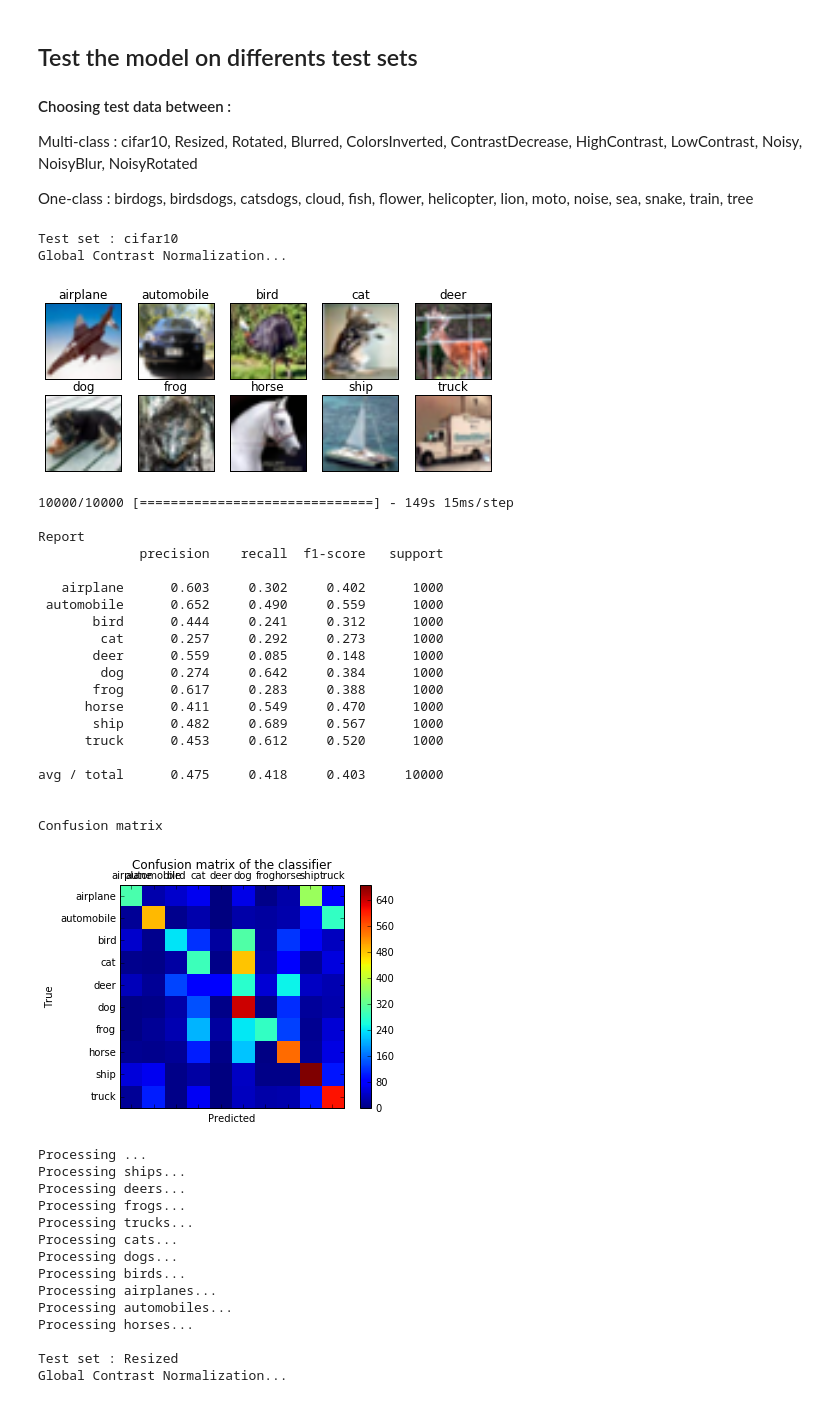
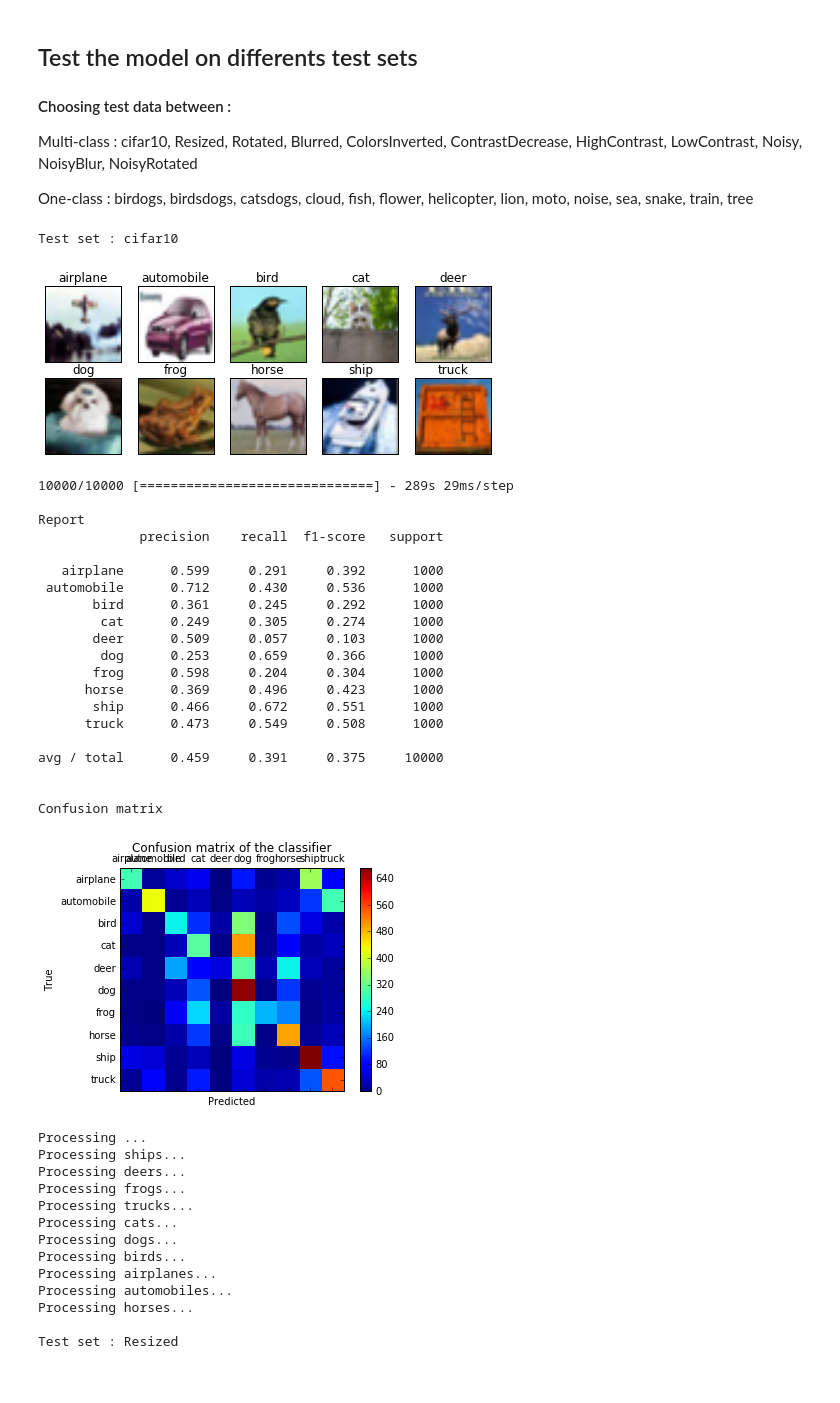
Before and after one commit to Didayolo/binaryconnect, a Jupyter notebook: keras_cifar10.ipynb, the cells around one changed output. Drawn from its saved outputs; the diff is of its cells as text; code cells hidden in the pictures.

```diff
--- a/keras_cifar10.ipynb
+++ b/keras_cifar10.ipynb
@@ -756,7 +739,7 @@ KeyboardInterrupt:
 # %% [markdown]
 ## Convolution network, with binarization
 # %%
-h5_file = "binary_conv.h5"
+h5_file = "binary_conv_25.h5"
 
 # Currently disabled
 deterministic = True # deterministic or stochastic binarization
@@ -826,16 +809,16 @@ model.add(Dense(num_classes, activation='softmax'))
 model.compile(loss='squared_hinge', optimizer=Adam(lr=lr_start), metrics=['acc'])
 
 # Display
-model.summary()
+#model.summary()
 
 # Load the model
 print("Model loaded from disk")
 model.load_weights(h5_file)
 
 # Train the model
-train(model, nb_epoch=125, lr_start=lr_start, save=True, h5_file=h5_file, batch_size=32)
+#train(model, nb_epoch=10, lr_start=lr_start) #, save=True, h5_file=h5_file, batch_size=32)
 
 # Save the model
-# print("Model saved to disk")
-# model.save_weights(h5_file)
+#print("Model saved to disk")
+#model.save_weights(h5_file)
 # %% [output]
@@ -899,7 +866,10 @@ for source in sources_multi_class:
 
     print("\nTest set : " + source)
     # Preprocessing
-    test_features = preprocessing(test_features, test_labels, gcn=True)
+    if source in ["ContrastDecrease", "HighContrast", "LowContrast"]:
+        test_features = preprocessing(test_features, test_labels, gcn=True)
+    else:
+        test_features = preprocessing(test_features, test_labels, gcn=False)
     # Show examples
     show_examples(test_features, test_labels)
 
@@ -908,56 +878,55 @@ for source in sources_multi_class:
     target_names = ['airplane','automobile','bird','cat','deer',
                    'dog','frog','horse','ship','truck']
     predicted_classes = np.argmax(y_pred, axis=1)
 
     print("\nReport")
     print(classification_report(test_labels, predicted_classes,
         target_names=target_names, digits = 3))
     print("\nConfusion matrix")
 
     cm = confusion_matrix(test_labels, predicted_classes)
     plot_confusion_matrix(cm, target_names)
     print("\n\n")
 
 
 for source in sources_one_class:
 
     # Pick test set
     test_features, test_labels = pick_unique_class(source)
     print("\nTest set : " + source)
     # Preprocessing
     test_features = preprocessing(test_features, test_labels, gcn=True)
 
     probas = model.predict_proba(test_features, batch_size=32, verbose=1)
     probas = probas.mean(axis=0) # moyenne
     class_names = ['airplane','automobile','bird','cat','deer',
                        'dog','frog','horse','ship','truck']
     for c, prop in zip(class_names, probas):
         print("{} : {}".format(c, prop))
 # %% [output]
 Test set : cifar10
-Global Contrast Normalization...
-[figure, old version]
+[figure, new version]
-10000/10000 [==============================] - 149s 15ms/step
+10000/10000 [==============================] - 289s 29ms/step
 
 Report
              precision    recall  f1-score   support
 
-   airplane      0.603     0.302     0.402      1000
- automobile      0.652     0.490     0.559      1000
-       bird      0.444     0.241     0.312      1000
-        cat      0.257     0.292     0.273      1000
-       deer      0.559     0.085     0.148      1000
-        dog      0.274     0.642     0.384      1000
-       frog      0.617     0.283     0.388      1000
-      horse      0.411     0.549     0.470      1000
-       ship      0.482     0.689     0.567      1000
-      truck      0.453     0.612     0.520      1000
+   airplane      0.599     0.291     0.392      1000
+ automobile      0.712     0.430     0.536      1000
+       bird      0.361     0.245     0.292      1000
+        cat      0.249     0.305     0.274      1000
+       deer      0.509     0.057     0.103      1000
+        dog      0.253     0.659     0.366      1000
+       frog      0.598     0.204     0.304      1000
+      horse      0.369     0.496     0.423      1000
+       ship      0.466     0.672     0.551      1000
+      truck      0.473     0.549     0.508      1000
 
-avg / total      0.475     0.418     0.403     10000
+avg / total      0.459     0.391     0.375     10000
 
 
 Confusion matrix
-[figure, old version]
+[figure, new version]
 Processing ...
 Processing ships...
 Processing deers...
@@ -971,4 +940,3 @@ Processing automobiles...
 Processing horses...
 
 Test set : Resized
-Global Contrast Normalization...
```
Also changed, not shown: parts of 6 cells of this notebook, 5 other files.
